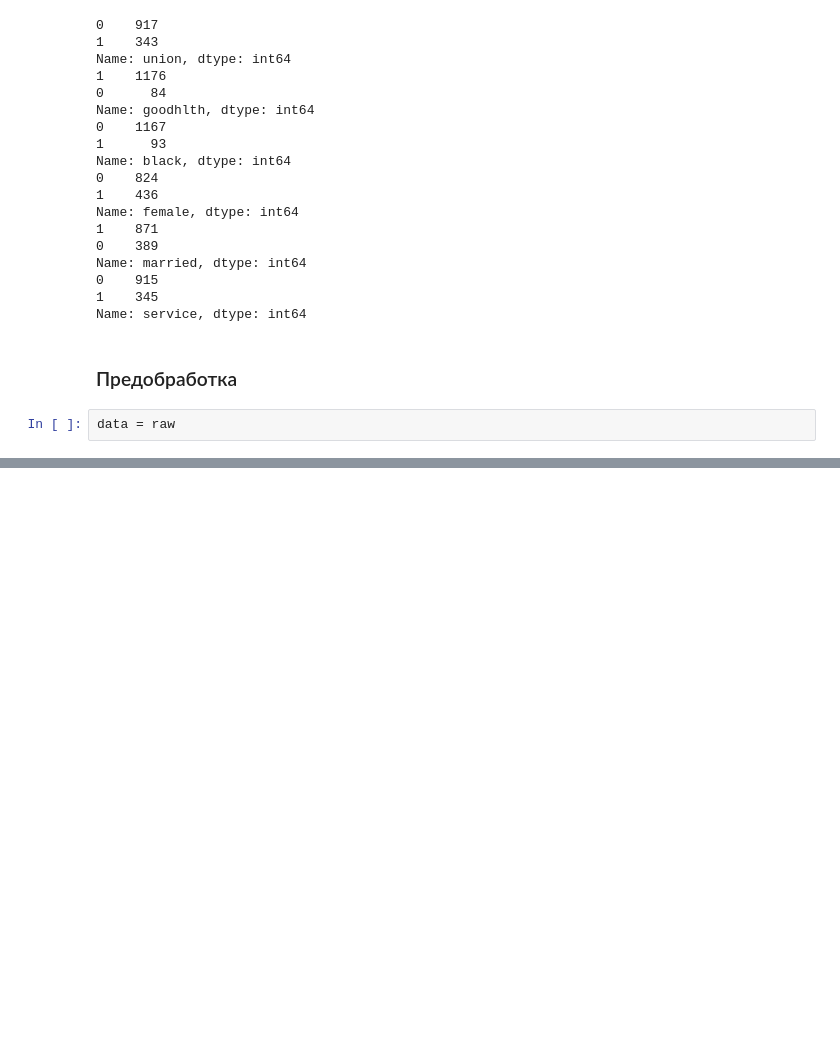
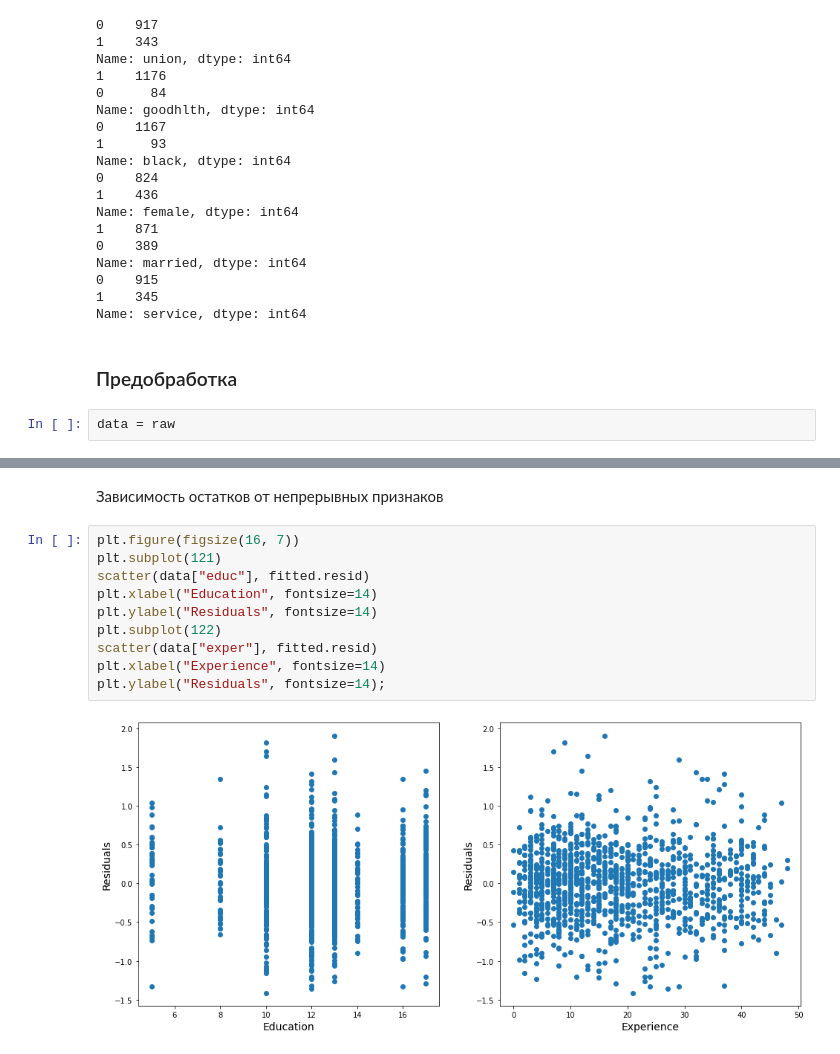
Before and after one commit to Eanhain/Yandex_MIPT_ML_Courses, a Jupyter notebook: info_4_course/notebook/week_3/stat.regression_my.ipynb, the cells around one changed output, grey strips where cells are left out. Drawn from its saved outputs; the diff is of its cells as text; blank space fills up the shorter version.

```diff
--- a/info_4_course/notebook/week_3/stat.regression_my.ipynb
+++ b/info_4_course/notebook/week_3/stat.regression_my.ipynb
@@ -79,0 +184,14 @@ plt.xlabel("Wage log", fontsize=14);
+# %% [markdown]
+Зависимость остатков от непрерывных признаков
+# %%
+plt.figure(figsize(16, 7))
+plt.subplot(121)
+scatter(data["educ"], fitted.resid)
+plt.xlabel("Education", fontsize=14)
+plt.ylabel("Residuals", fontsize=14)
+plt.subplot(122)
+scatter(data["exper"], fitted.resid)
+plt.xlabel("Experience", fontsize=14)
+plt.ylabel("Residuals", fontsize=14);
+# %% [output]
+[figure, added]
```
Also changed, not shown: parts of 33 cells of this notebook, 16 other files.
